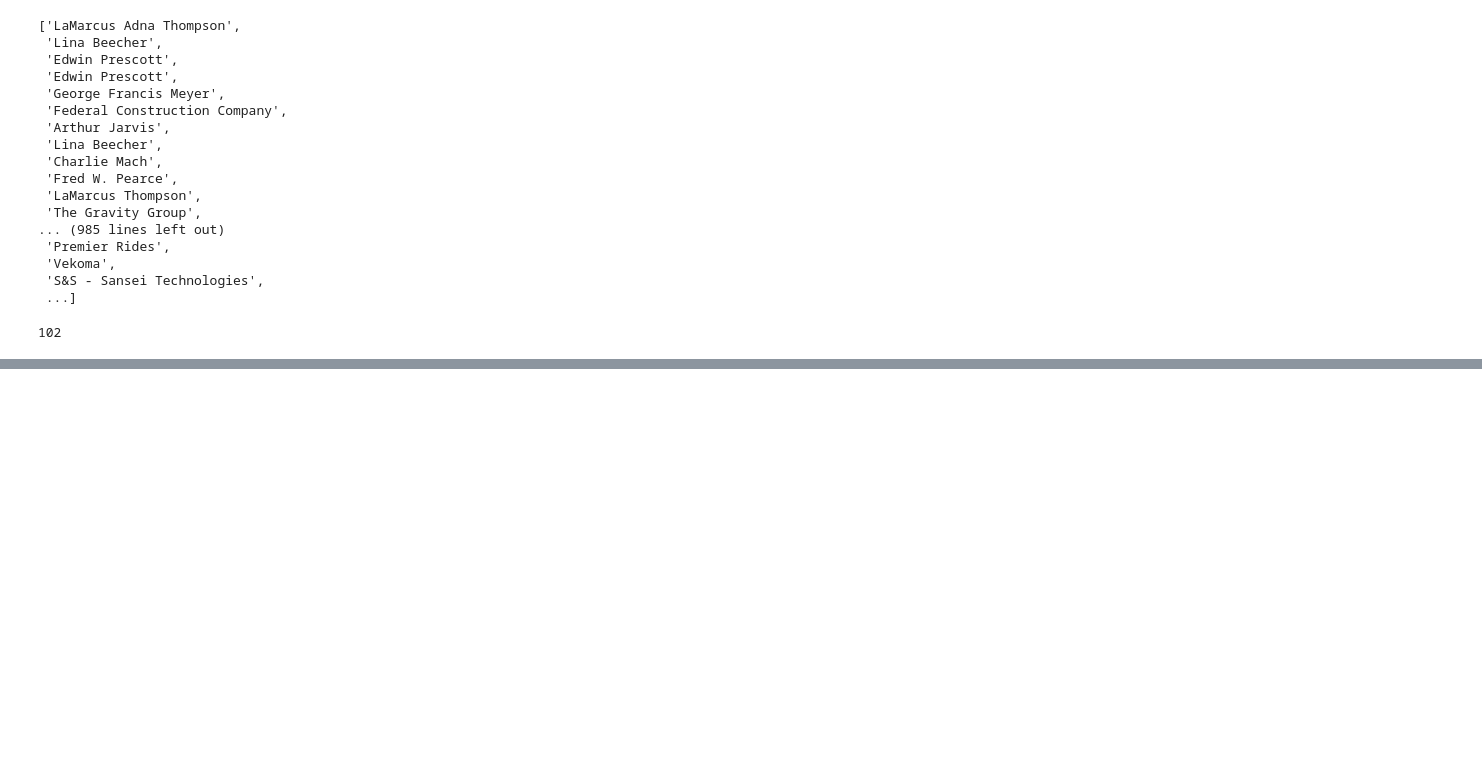
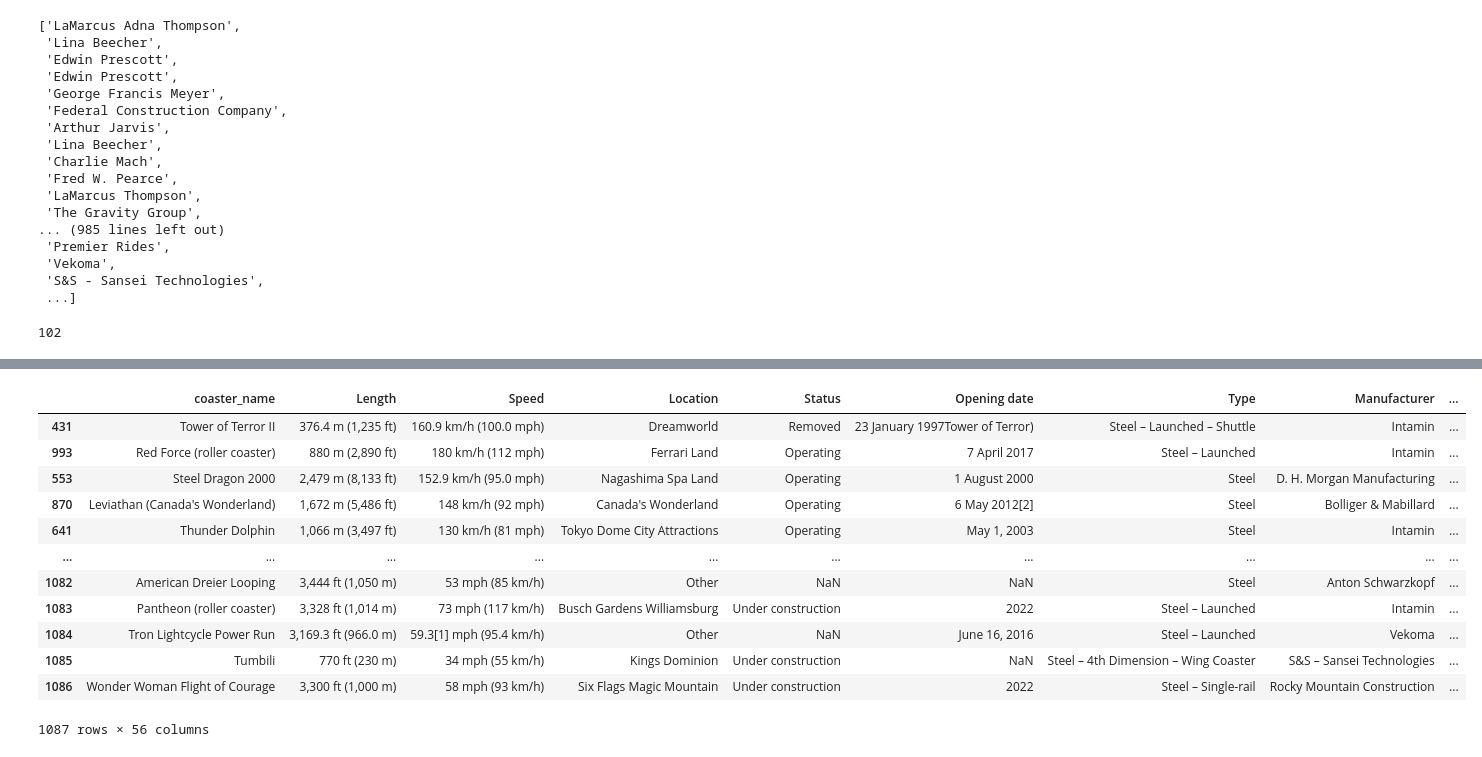
Before and after one commit to bteter/roller-coaster-project, a Jupyter notebook: Roller_coaster_Manufacturer_EDA.ipynb, the cells around one changed output, grey strips where cells are left out. Saved outputs shown, nothing was run; the diff lists cells and outputs as text; code cells hidden in the pictures; blank space fills up the shorter version.

```diff
--- a/Roller_coaster_Manufacturer_EDA.ipynb
+++ b/Roller_coaster_Manufacturer_EDA.ipynb
@@ -105,0 +172,22 @@ df['Manufacturer'].nunique()
+# %%
+# coasters sorted by height descending.
+# There is an issue here I need to fix during data cleaning, I happen to know Kingda Ka is the tallest roller coaster in this data set, but is not listed first
+# Its highted is listed in kilometers, not ft.
+# Need to write code that converts all height into ft.
+
+top_height = df.sort_values(by='height_ft', ascending=False)
+top_height
+# %% [output]
+|  | coaster_name | Length | Speed | Location | Status | Opening date | Type | Manufacturer | ... |
+| 431 | Tower of Terror II | 376.4 m (1,235 ft) | 160.9 km/h (100.0 mph) | Dreamworld | Removed | 23 January 1997Tower of Terror) | Steel – Launched – Shuttle | Intamin | ... |
+| 993 | Red Force (roller coaster) | 880 m (2,890 ft) | 180 km/h (112 mph) | Ferrari Land | Operating | 7 April 2017 | Steel – Launched | Intamin | ... |
+| 553 | Steel Dragon 2000 | 2,479 m (8,133 ft) | 152.9 km/h (95.0 mph) | Nagashima Spa Land | Operating | 1 August 2000 | Steel | D. H. Morgan Manufacturing | ... |
+| 870 | Leviathan (Canada's Wonderland) | 1,672 m (5,486 ft) | 148 km/h (92 mph) | Canada's Wonderland | Operating | 6 May 2012[2] | Steel | Bolliger & Mabillard | ... |
+| 641 | Thunder Dolphin | 1,066 m (3,497 ft) | 130 km/h (81 mph) | Tokyo Dome City Attractions | Operating | May 1, 2003 | Steel | Intamin | ... |
+| ... | ... | ... | ... | ... | ... | ... | ... | ... | ... |
+| 1082 | American Dreier Looping | 3,444 ft (1,050 m) | 53 mph (85 km/h) | Other | NaN | NaN | Steel | Anton Schwarzkopf | ... |
+| 1083 | Pantheon (roller coaster) | 3,328 ft (1,014 m) | 73 mph (117 km/h) | Busch Gardens Williamsburg | Under construction | 2022 | Steel – Launched | Intamin | ... |
+| 1084 | Tron Lightcycle Power Run | 3,169.3 ft (966.0 m) | 59.3[1] mph (95.4 km/h) | Other | NaN | June 16, 2016 | Steel – Launched | Vekoma | ... |
+| 1085 | Tumbili | 770 ft (230 m) | 34 mph (55 km/h) | Kings Dominion | Under construction | NaN | Steel – 4th Dimension – Wing Coaster | S&S – Sansei Technologies | ... |
+| 1086 | Wonder Woman Flight of Courage | 3,300 ft (1,000 m) | 58 mph (93 km/h) | Six Flags Magic Mountain | Under construction | 2022 | Steel – Single-rail | Rocky Mountain Construction | ... |
+1087 rows × 56 columns
```
Also changed, not shown: parts of 4 cells of this notebook.
